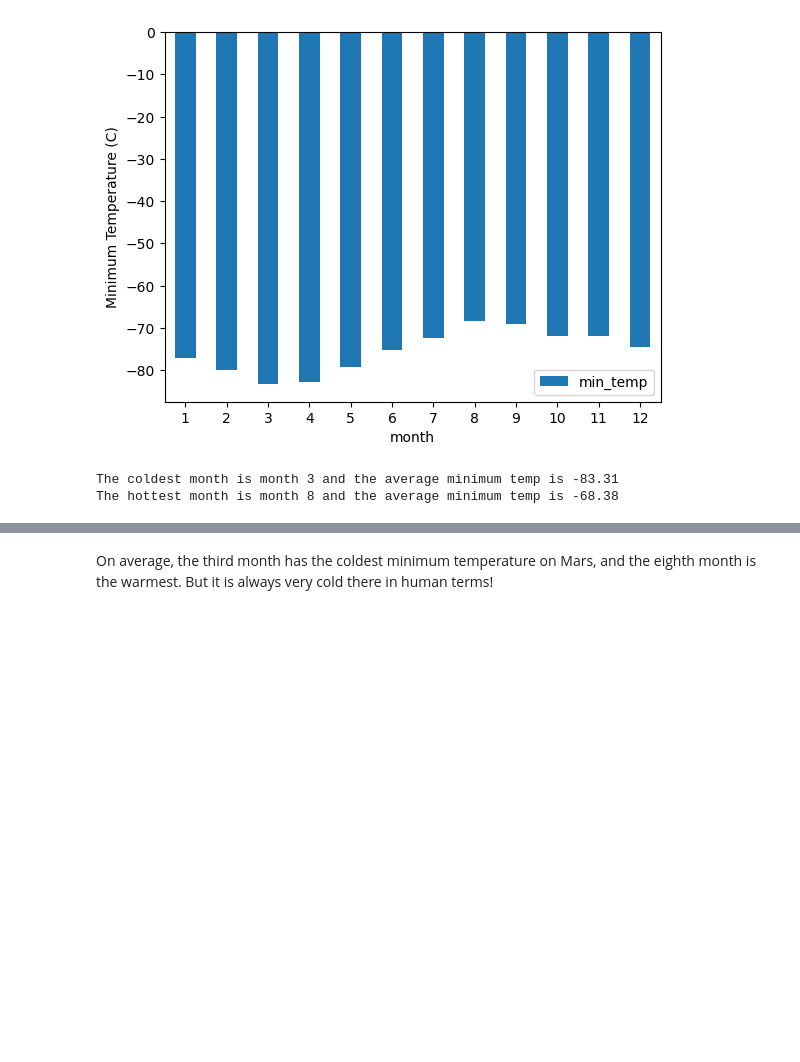
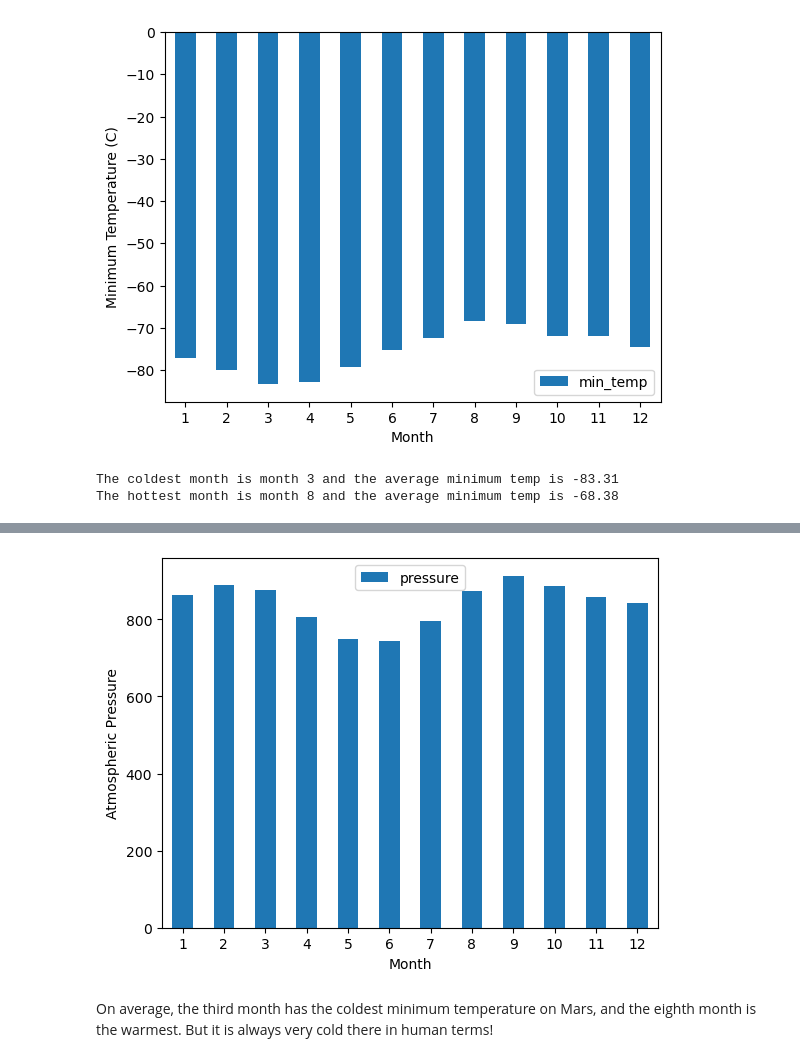
Before and after one commit to dmropp/datacollectionchallenge, a Jupyter notebook: part_2_mars_weather.ipynb, the cells around one changed output, grey strips where cells are left out. Drawn from its saved outputs; the diff is of its cells as text; code cells hidden in the pictures; blank space fills up the shorter version.

```diff
--- a/part_2_mars_weather.ipynb
+++ b/part_2_mars_weather.ipynb
@@ -245,4 +245,7 @@ The hottest month is month 8 and the average minimum temp is -68.38
 # %%
 # 4. Average pressure by Martian month
 
+monthly_pressure = data_by_month[["pressure"]].mean().sort_values(by="month", ascending=True)
+monthly_pressure
+
 # groupby data, pressure avg
@@ -249,5 +267,11 @@ The hottest month is month 8 and the average minimum temp is -68.38
 # %%
 # Plot the average pressure by month
+
+monthly_pressure.plot(kind="bar", xlabel="Month", ylabel="Atmospheric Pressure")
+plt.xticks(rotation=0)
+plt.show()
+# %% [output]
+[figure, added]
 # %%
 # 5. How many terrestrial (earth) days are there in a Martian year?
 # %% [markdown]
```
Also changed, not shown: parts of 2 cells of this notebook.
